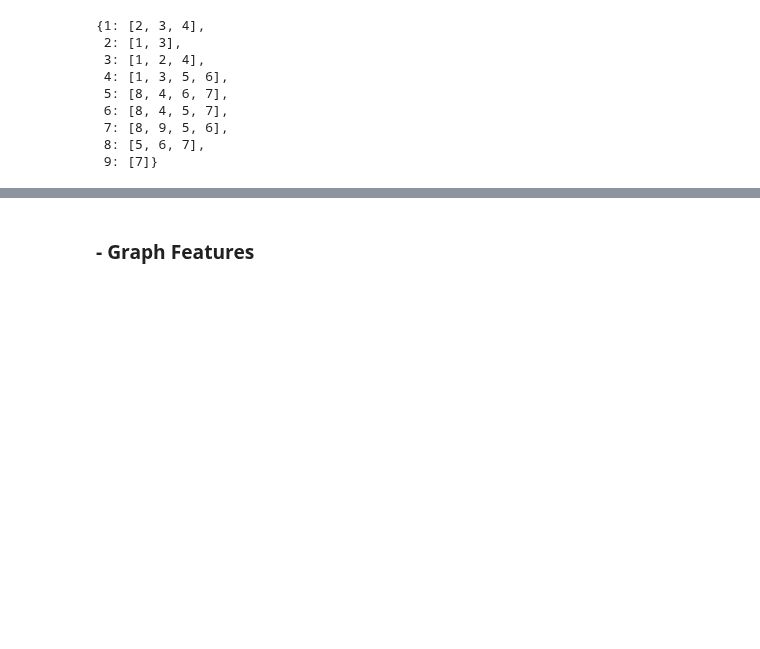
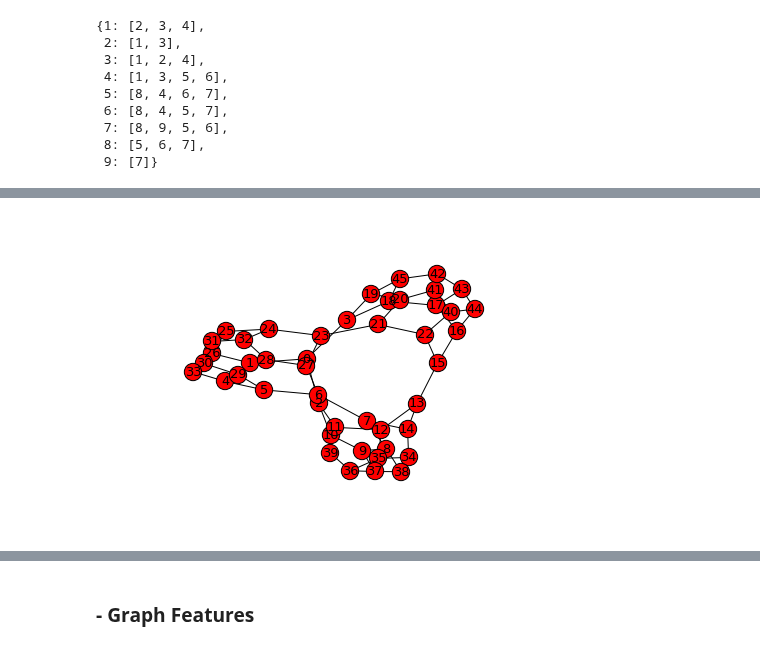
Before and after one commit to bluebibi/LINK_ML_BIG_DATA, a Jupyter notebook: networkx.ipynb, the cells around one changed output, grey strips where cells are left out. Cells and saved outputs as stored; diff of their text form; code cells hidden in the pictures; blank space fills up the shorter version.

```diff
--- a/networkx.ipynb
+++ b/networkx.ipynb
@@ -117,0 +124,5 @@ dict((x, g.neighbors(x)) for x in g.nodes())
+# %%
+tutte=nx.tutte_graph()
+nx.draw(tutte, node_size=300, with_labels=True, font_size=13)
+# %% [output]
+[figure, added]
```
Also changed, not shown: parts of 46 cells of this notebook.
